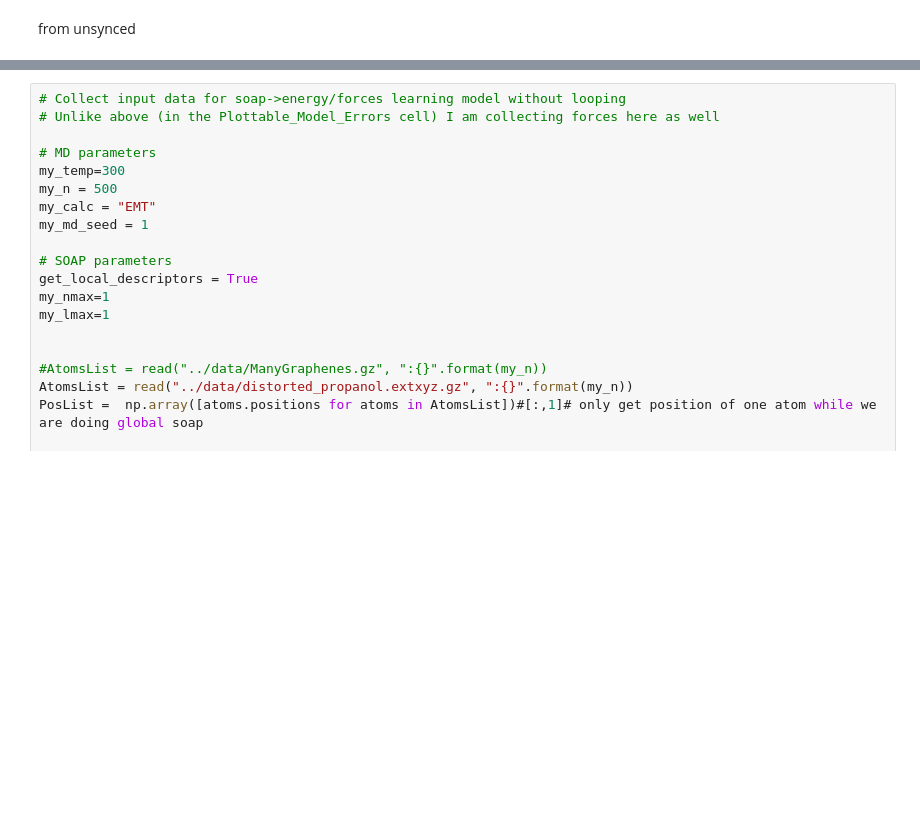
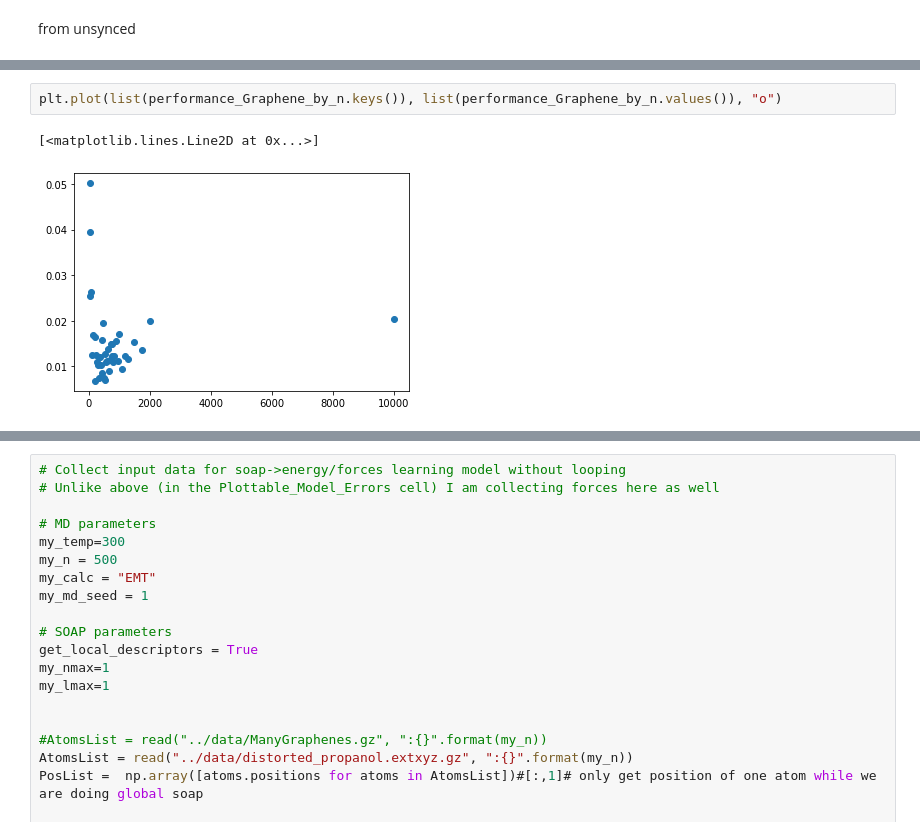
Before and after one commit to alvarovm/minigap, a Jupyter notebook: notebooks/miniGAP.ipynb, the cells around one changed output, grey strips where cells are left out. Cells and saved outputs as stored; diff of their text form; blank space fills up the shorter version.

```diff
--- a/notebooks/miniGAP.ipynb
+++ b/notebooks/miniGAP.ipynb
@@ -813,0 +870,5 @@ plt.legend()
+# %%
+plt.plot(list(performance_Graphene_by_n.keys()), list(performance_Graphene_by_n.values()), "o")
+# %% [output]
+[<matplotlib.lines.Line2D at 0x...>]
+[figure, added]
```
Also changed, not shown: parts of 13 cells of this notebook.
